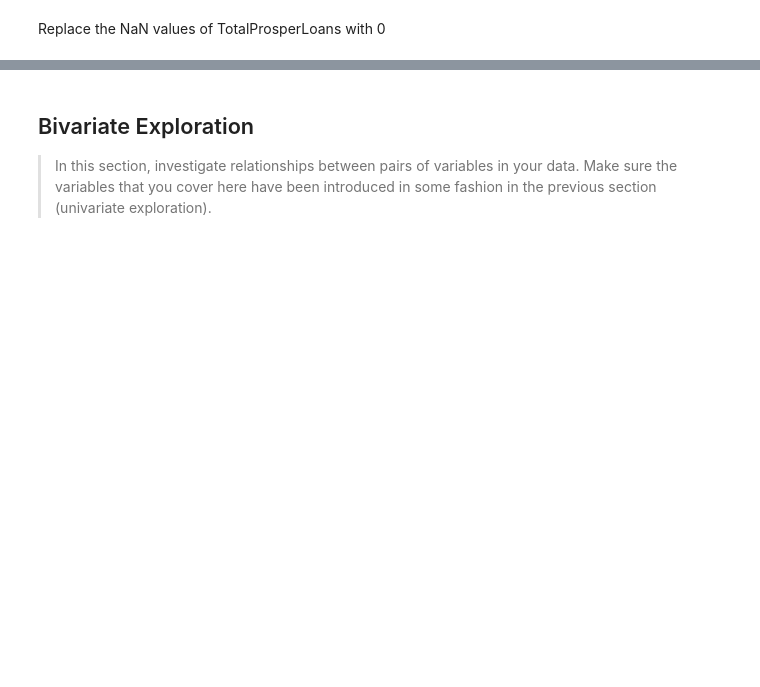
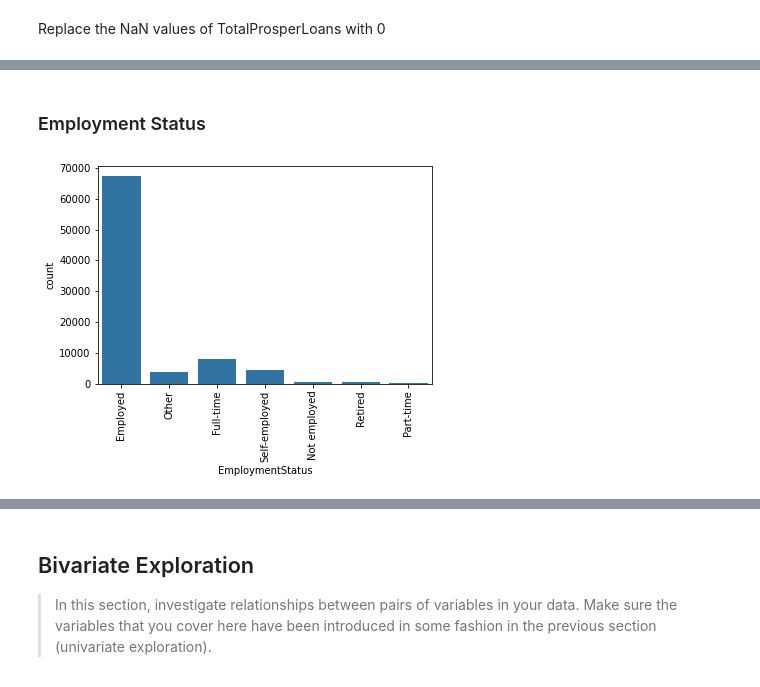
Before and after one commit to NgweBecky/Communicate-data-findings, a Jupyter notebook: Part_I_exploration.ipynb, the cells around one changed output, grey strips where cells are left out. Saved outputs shown, nothing was run; the diff lists cells and outputs as text; code cells hidden in the pictures; blank space fills up the shorter version.

```diff
--- a/Part_I_exploration.ipynb
+++ b/Part_I_exploration.ipynb
@@ -200,0 +205,6 @@ and prepare yourself to look at relationships between variables.
+# %% [markdown]
+### Employment Status
+# %%
+UnivariateExploration(target_df, 'EmploymentStatus')
+# %% [output]
+[figure, added]
```
Also changed, not shown: parts of 52 cells of this notebook.
